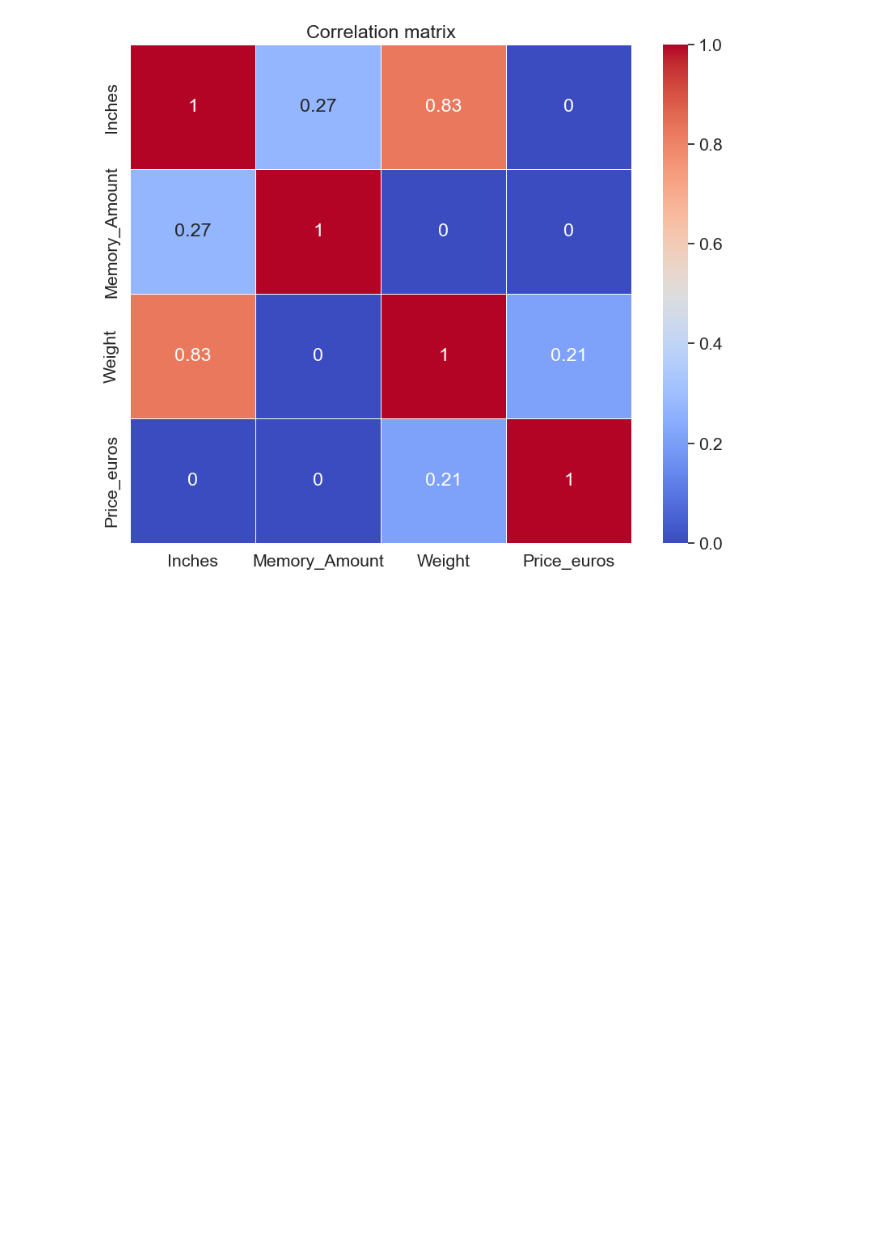
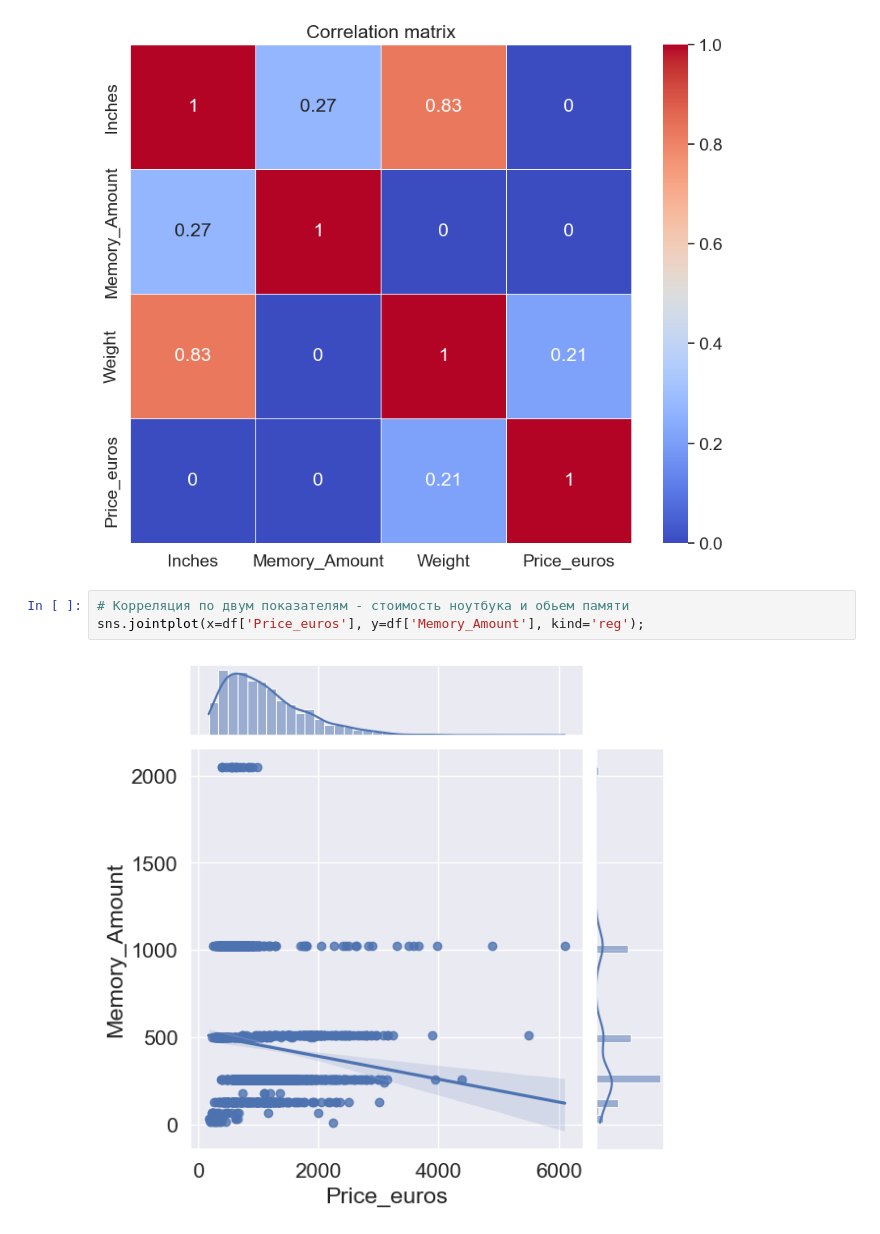
Before and after one commit to MaryVecherik/Python-analyst-seminars-and-homework, a Jupyter notebook: seminar4/seminar4.ipynb, the cells around one changed output. Cells and saved outputs as stored; diff of their text form; blank space fills up the shorter version.

```diff
--- a/seminar4/seminar4.ipynb
+++ b/seminar4/seminar4.ipynb
@@ -339,3 +339,8 @@ sns.heatmap(corr_matrix, annot=True, linewidths=.5, cmap='coolwarm')
 plt.title('Correlation matrix');
 # %% [output]
 [figure]
+# %%
+# Корреляция по двум показателям - cтоимость ноутбука и обьем памяти
+sns.jointplot(x=df['Price_euros'], y=df['Memory_Amount'], kind='reg');
+# %% [output]
+[figure, added]
```
Also changed, not shown: parts of 15 cells of this notebook.
